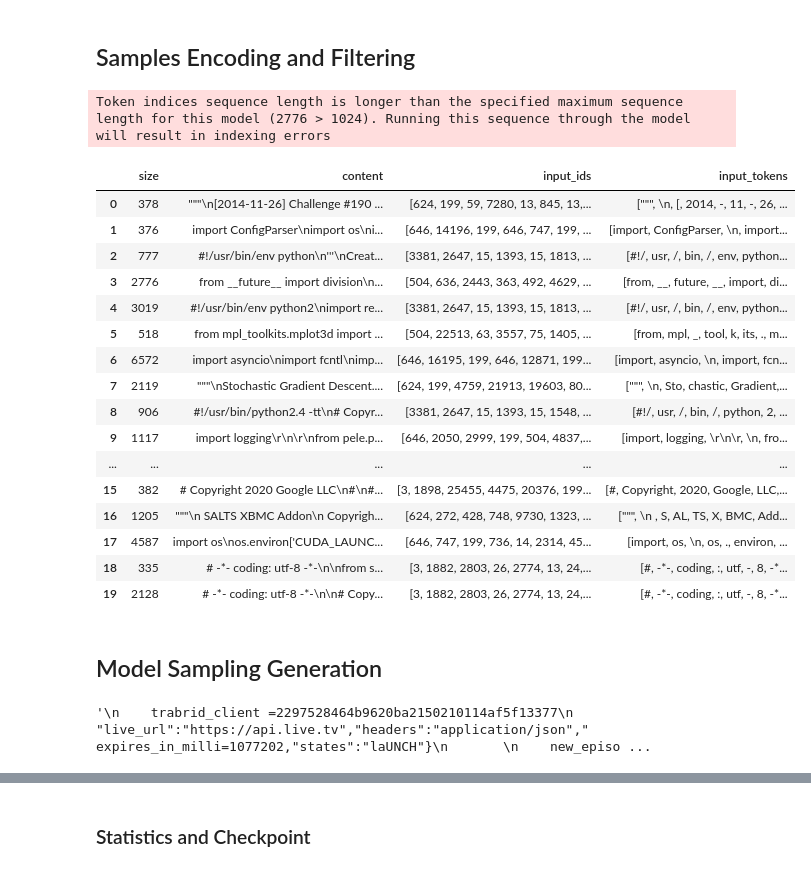
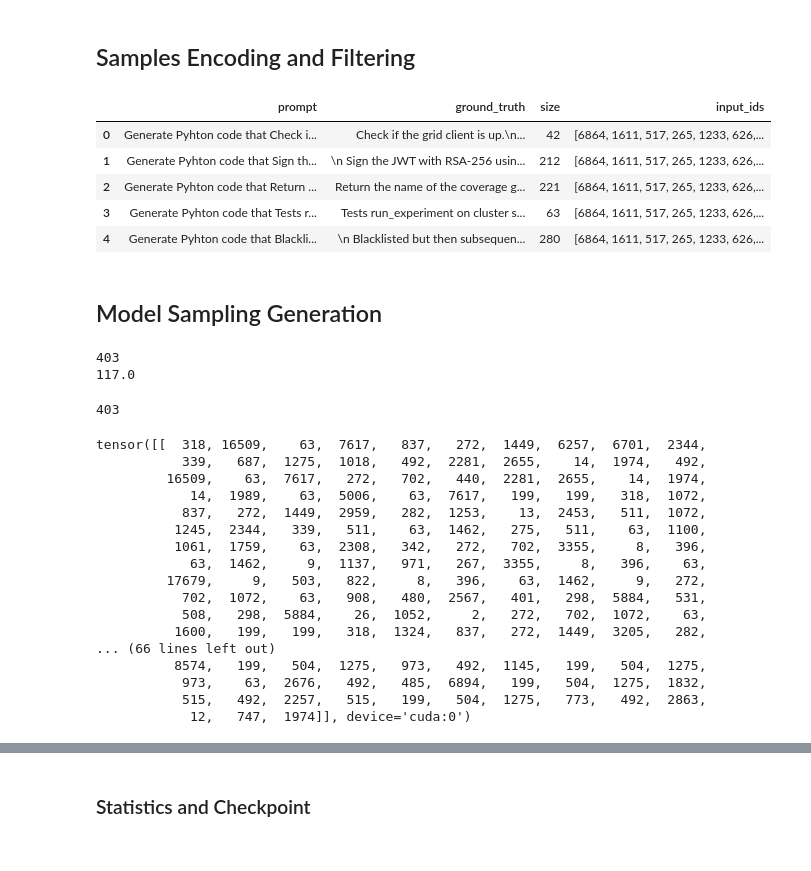
Before and after one commit to WM-SEMERU/code-rationales, a Jupyter notebook: nbs/01_gpt_sampling_.ipynb, the cells around one changed output, grey strips where cells are left out. Cells and saved outputs as stored; diff of their text form; code cells hidden in the pictures.

```diff
--- a/nbs/01_gpt_sampling_.ipynb
+++ b/nbs/01_gpt_sampling_.ipynb
@@ -134,36 +127,32 @@ df_sampled_code.head(2)
 tokenizer = AutoTokenizer.from_pretrained(param_default()['model_name'])
 # %% [markdown]
 ## Samples Encoding and Filtering
-# %%
-df_sampled_code['input_ids'] = df_sampled_code['content'].map(lambda code: tokenizer(code)['input_ids'])
-df_sampled_code['size'] =  df_sampled_code['input_ids'].map(lambda ids: len(ids))
-df_sampled_code['input_tokens'] = df_sampled_code['input_ids'].map(lambda ids: [tokenizer.decode(token_id, skip_special_tokens=False, clean_up_tokenization_spaces=False) for token_id in ids])
-# %% [output]
-Token indices sequence length is longer than the specified maximum sequence length for this model (2776 > 1024). Running this sequence through the model will result in indexing errors
-# %%
-## JUST FOR TESTING REMOVE LATER
-df_sampled_code['content'] = df_sampled_code['content'].map(lambda prompt: prompt[:100])
+# %%
+###### IMPORTANT MODIFIY
+#df_sampled_code['ground_truth'] = df_sampled_code['code'] #code_completion_random_cut_5k_30_512_tokens
+df_sampled_code['ground_truth'] = df_sampled_code['docstring'] + '\n' + df_sampled_code['code'] #others
+# %%
+df_sampled_code['size'] =  df_sampled_code['ground_truth'].map(lambda code: len(tokenizer(code)['input_ids']))
+df_sampled_code['input_ids'] = tokenizer(df_sampled_code['prompt'].tolist())['input_ids']
+# %%
+df_sampled_code = df_sampled_code.drop('docstring', axis=1)
+df_sampled_code = df_sampled_code.drop('code', axis=1)
 # %%
-df_sampled_code
+df_sampled_code.head(5)
 # %% [output]
-|  | size | content | input_ids | input_tokens |
-| 0 | 378 | """\n[2014-11-26] Challenge #190 ... | [624, 199, 59, 7280, 13, 845, 13,... | [""", \n, [, 2014, -, 11, -, 26, ... |
-| 1 | 376 | import ConfigParser\nimport os\ni... | [646, 14196, 199, 646, 747, 199, ... | [import, ConfigParser, \n, import... |
-| 2 | 777 | #!/usr/bin/env python\n'''\nCreat... | [3381, 2647, 15, 1393, 15, 1813, ... | [#!/, usr, /, bin, /, env, python... |
-| 3 | 2776 | from __future__ import division\n... | [504, 636, 2443, 363, 492, 4629, ... | [from, __, future, __, import, di... |
-| 4 | 3019 | #!/usr/bin/env python2\nimport re... | [3381, 2647, 15, 1393, 15, 1813, ... | [#!/, usr, /, bin, /, env, python... |
-| 5 | 518 | from mpl_toolkits.mplot3d import ... | [504, 22513, 63, 3557, 75, 1405, ... | [from, mpl, _, tool, k, its, ., m... |
-| 6 | 6572 | import asyncio\nimport fcntl\nimp... | [646, 16195, 199, 646, 12871, 199... | [import, asyncio, \n, import, fcn... |
-| 7 | 2119 | """\nStochastic Gradient Descent.... | [624, 199, 4759, 21913, 19603, 80... | [""", \n, Sto, chastic, Gradient,... |
-| 8 | 906 | #!/usr/bin/python2.4 -tt\n# Copyr... | [3381, 2647, 15, 1393, 15, 1548, ... | [#!/, usr, /, bin, /, python, 2, ... |
-| 9 | 1117 | import logging\r\n\r\nfrom pele.p... | [646, 2050, 2999, 199, 504, 4837,... | [import, logging, \r\n\r, \n, fro... |
-| ... | ... | ... | ... | ... |
-| 15 | 382 | # Copyright 2020 Google LLC\n#\n#... | [3, 1898, 25455, 4475, 20376, 199... | [#, Copyright, 2020, Google, LLC,... |
-| 16 | 1205 | """\n SALTS XBMC Addon\n Copyrigh... | [624, 272, 428, 748, 9730, 1323, ... | [""", \n , S, AL, TS, X, BMC, Add... |
-| 17 | 4587 | import os\nos.environ['CUDA_LAUNC... | [646, 747, 199, 736, 14, 2314, 45... | [import, os, \n, os, ., environ, ... |
-| 18 | 335 | # -*- coding: utf-8 -*-\n\nfrom s... | [3, 1882, 2803, 26, 2774, 13, 24,... | [#, -*-, coding, :, utf, -, 8, -*... |
-| 19 | 2128 | # -*- coding: utf-8 -*-\n\n# Copy... | [3, 1882, 2803, 26, 2774, 13, 24,... | [#, -*-, coding, :, utf, -, 8, -*... |
+|  | prompt | ground_truth | size | input_ids |
+| 0 | Generate Pyhton code that Check i... | Check if the grid client is up.\n... | 42 | [6864, 1611, 517, 265, 1233, 626,... |
+| 1 | Generate Pyhton code that Sign th... | \n Sign the JWT with RSA-256 usin... | 212 | [6864, 1611, 517, 265, 1233, 626,... |
+| 2 | Generate Pyhton code that Return ... | Return the name of the coverage g... | 221 | [6864, 1611, 517, 265, 1233, 626,... |
+| 3 | Generate Pyhton code that Tests r... | Tests run_experiment on cluster s... | 63 | [6864, 1611, 517, 265, 1233, 626,... |
+| 4 | Generate Pyhton code that Blackli... | \n Blacklisted but then subsequen... | 280 | [6864, 1611, 517, 265, 1233, 626,... |
 # %% [markdown]
 ## Model Sampling Generation
+# %%
+print(df_sampled_code['size'].max())
+print(df_sampled_code['size'].median())
+# %% [output]
+403
+117.0
 # %%
 SAMPLES = 30 #<---- Hardocoded
@@ -171,7 +160,29 @@ MAX_GEN_TOK = 512
+# %%
+MAX_GEN_TOK
+# %% [output]
+403
 # %%
 inputs = tokenizer(["def hello_world():"], return_tensors="pt")
 inputs.to(device)
 outputs = model.generate(**inputs, do_sample=True, max_length=MAX_GEN_TOK, top_k=0, num_return_sequences=2, pad_token_id=tokenizer.eos_token_id)
-tokenizer.decode(outputs[0][len(inputs['input_ids'][0]):])
+#tokenizer.decode(outputs[0][len(inputs['input_ids'][0]):])
-# %% [output]
-'\n    trabrid_client =2297528464b9620ba2150210114af5f13377\n        "live_url":"https://api.live.tv","headers":"application/json"," expires_in_milli=1077202,"states":"laUNCH"}\n       \n    new_episo ...
+# %%
+outputs
+# %% [output]
+tensor([[  318, 16509,    63,  7617,   837,   272,  1449,  6257,  6701,  2344,
+           339,   687,  1275,  1018,   492,  2281,  2655,    14,  1974,   492,
+         16509,    63,  7617,   272,   702,   440,  2281,  2655,    14,  1974,
+            14,  1989,    63,  5006,    63,  7617,   199,   199,   318,  1072,
+           837,   272,  1449,  2959,   282,  1253,    13,  2453,   511,  1072,
+          1245,  2344,   339,   511,    63,  1462,   275,   511,    63,  1100,
+          1061,  1759,    63,  2308,   342,   272,   702,  3355,     8,   396,
+            63,  1462,     9,  1137,   971,   267,  3355,     8,   396,    63,
+         17679,     9,   503,   822,     8,   396,    63,  1462,     9,   272,
+           702,  1072,    63,   908,   480,  2567,   401,   298,  5884,   531,
+           508,   298,  5884,    26,  1052,     2,   272,   702,  1072,    63,
+          1600,   199,   199,   318,  1324,   837,   272,  1449,  3205,   282,
+... (66 lines left out)
+          8574,   199,   504,  1275,   973,   492,  1145,   199,   504,  1275,
+           973,    63,  2676,   492,   485,  6894,   199,   504,  1275,  1832,
+           515,   492,  2257,   515,   199,   504,  1275,   773,   492,  2863,
+            12,   747,  1974]], device='cuda:0')
```
Also changed, not shown: parts of 24 cells of this notebook, 1 other file.
